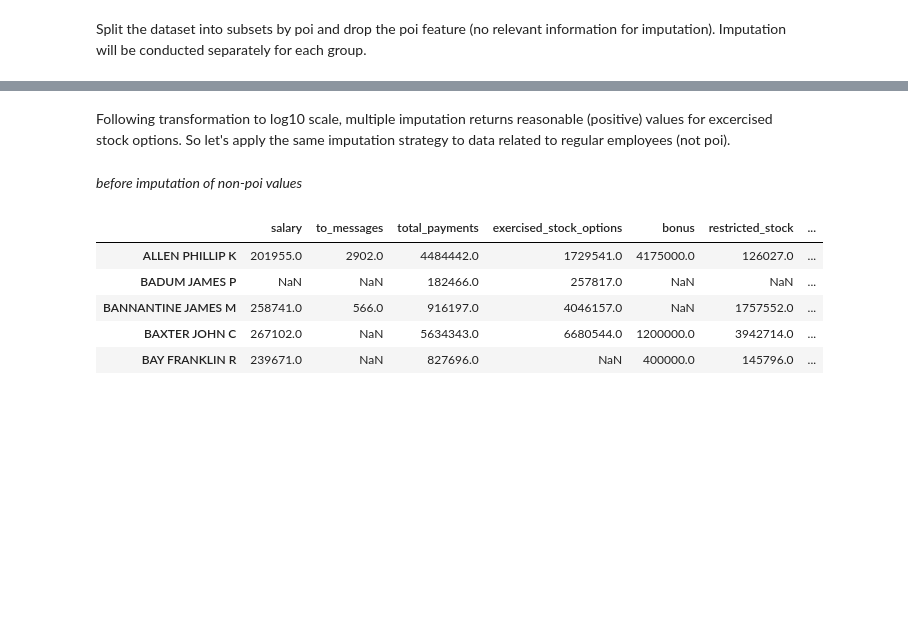
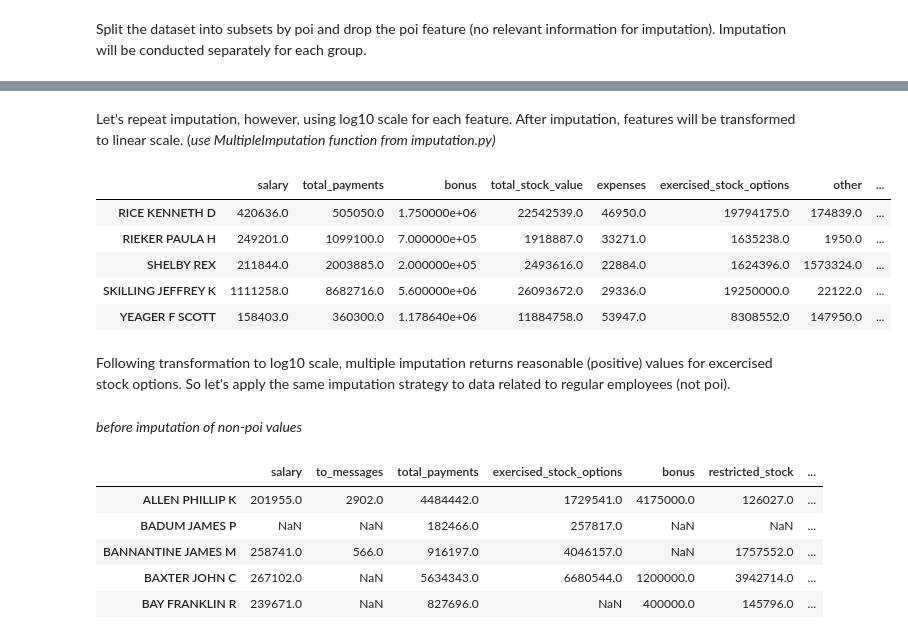
Before and after one commit to DStazic/Fraud_Analysis_Machine_Learning, a Jupyter notebook: enron_project.ipynb, the cells around one changed output, grey strips where cells are left out. Cells and saved outputs as stored; diff of their text form; code cells hidden in the pictures; blank space fills up the shorter version.

```diff
--- a/enron_project.ipynb
+++ b/enron_project.ipynb
@@ -575,29 +603,0 @@ plt.subplots_adjust(wspace=0.8, hspace=0.5)
-# %%
-def MultipleImputation(dataset, index):
-
-    # make copy of original dataset to prevent changes in original dataset
-    dataset_copy = dataset.copy()
-    drop_columns = ["to_messages", "shared_receipt_with_poi", "from_messages",
-                    "from_this_person_to_poi", "from_poi_to_this_person"]
-
-    # convert deferred_income to positive values in order to allow log10 transformation
-    dataset_copy["deferred_income"] *= -1
-    # remove features describing email communication, because they are unlikely related to financial data
-    data_log = np.log10(dataset_copy.drop(drop_columns, axis=1))
-
-    data_filled = MICE(n_imputations=500, verbose=False).complete(np.array(data_log))
-    data_filled = pd.DataFrame(data_filled)
-    data_filled.index = index
-    data_filled.columns = data_log.columns
-
-    # transform back to linear scale
-    data_filled = 10**data_filled
-    # merge financial and enail communication parts of the dataset back to one main dataset
-    complete_data_filled = pd.concat([data_filled, dataset_copy[drop_columns]], axis = 1)
-    # convert deferred_income back to negative values (original values)
-    complete_data_filled["deferred_income"] *= -1
-
-    return complete_data_filled
-
-poi_data_filled = MultipleImputation(poiYes_data, poiYes_index)
-poi_data_filled.head(5)
@@ -611,3 +604,22 @@ poi_data_filled.head(5)
+# %% [markdown]
+Let's repeat imputation, however, using log10 scale for each feature. After imputation, features will be transformed to linear scale.
+(*use MultipleImputation function from imputation.py)*
+# %%
+from imputation import MultipleImputation
+
+financial_features_poi_imputed = MultipleImputation(poiYes_data, financial_features)
+email_features_poi_imputed = MultipleImputation(poiYes_data,  email_features)
+
+poi_data_filled = pd.merge(financial_features_poi_imputed, email_features_poi_imputed, left_index=True, right_index=True)
+poi_data_filled["poi"] = data_df["poi"]
+poi_data_filled.tail(5)
+# %% [output]
+|  | salary | total_payments | bonus | total_stock_value | expenses | exercised_stock_options | other | ... |
+| RICE KENNETH D | 420636.0 | 505050.0 | 1.750000e+06 | 22542539.0 | 46950.0 | 19794175.0 | 174839.0 | ... |
+| RIEKER PAULA H | 249201.0 | 1099100.0 | 7.000000e+05 | 1918887.0 | 33271.0 | 1635238.0 | 1950.0 | ... |
+| SHELBY REX | 211844.0 | 2003885.0 | 2.000000e+05 | 2493616.0 | 22884.0 | 1624396.0 | 1573324.0 | ... |
+| SKILLING JEFFREY K | 1111258.0 | 8682716.0 | 5.600000e+06 | 26093672.0 | 29336.0 | 19250000.0 | 22122.0 | ... |
+| YEAGER F SCOTT | 158403.0 | 360300.0 | 1.178640e+06 | 11884758.0 | 53947.0 | 8308552.0 | 147950.0 | ... |
 # %% [markdown]
 Following transformation to log10 scale, multiple imputation returns reasonable (positive) values for excercised stock options. So let's apply the same imputation strategy to data related to regular employees (not poi).
 # %% [markdown]
```
Also changed, not shown: parts of 231 cells of this notebook, 33 other files.
